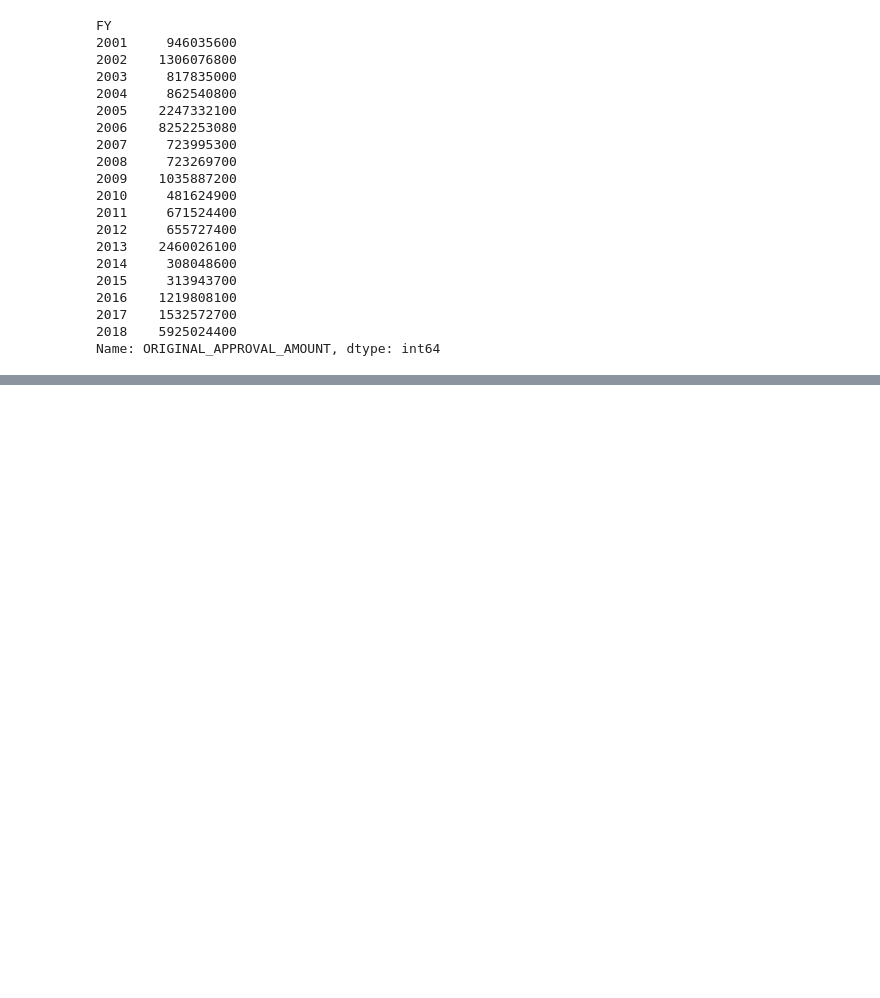
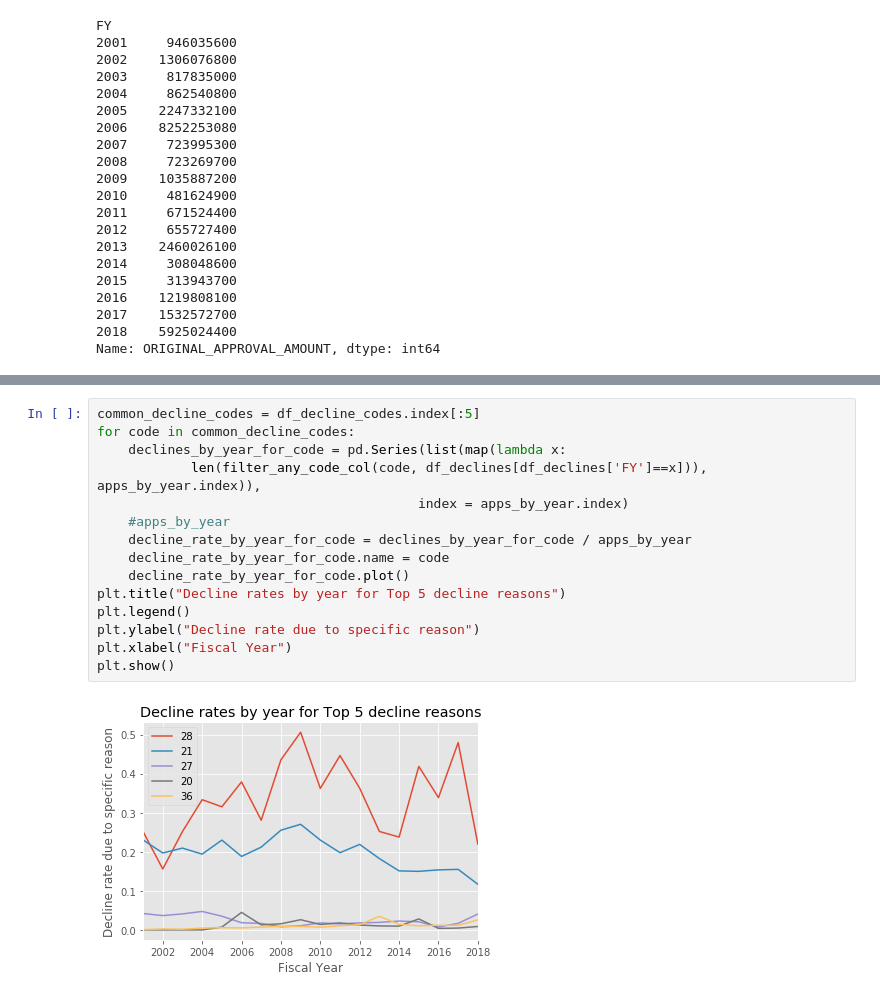
Before and after one commit to PublicI/sba-disaster-loans, a Jupyter notebook: SBA Data Analysis.ipynb, the cells around one changed output, grey strips where cells are left out. Cells and saved outputs as stored; diff of their text form; blank space fills up the shorter version.

```diff
--- a/SBA Data Analysis.ipynb
+++ b/SBA Data Analysis.ipynb
@@ -1209,0 +1196,17 @@ Name: ORIGINAL_APPROVAL_AMOUNT, dtype: int64
+# %%
+common_decline_codes = df_decline_codes.index[:5]
+for code in common_decline_codes:
+    declines_by_year_for_code = pd.Series(list(map(lambda x:
+            len(filter_any_code_col(code, df_declines[df_declines['FY']==x])), apps_by_year.index)),
+                                         index = apps_by_year.index)
+    #apps_by_year
+    decline_rate_by_year_for_code = declines_by_year_for_code / apps_by_year
+    decline_rate_by_year_for_code.name = code
+    decline_rate_by_year_for_code.plot()
+plt.title("Decline rates by year for Top 5 decline reasons")
+plt.legend()
+plt.ylabel("Decline rate due to specific reason")
+plt.xlabel("Fiscal Year")
+plt.show()
+# %% [output]
+[figure, added]
```
Also changed, not shown: parts of 24 cells of this notebook.
